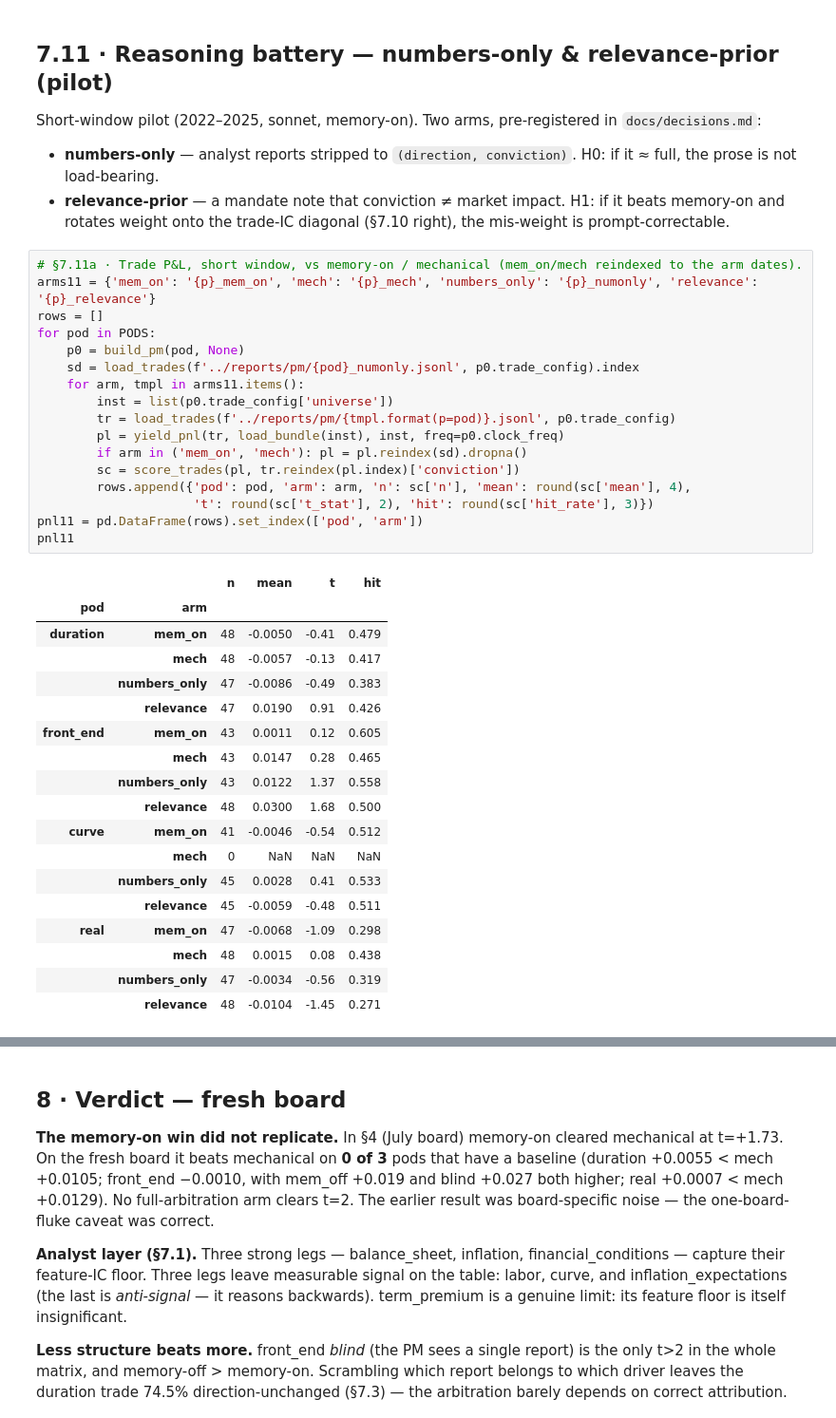
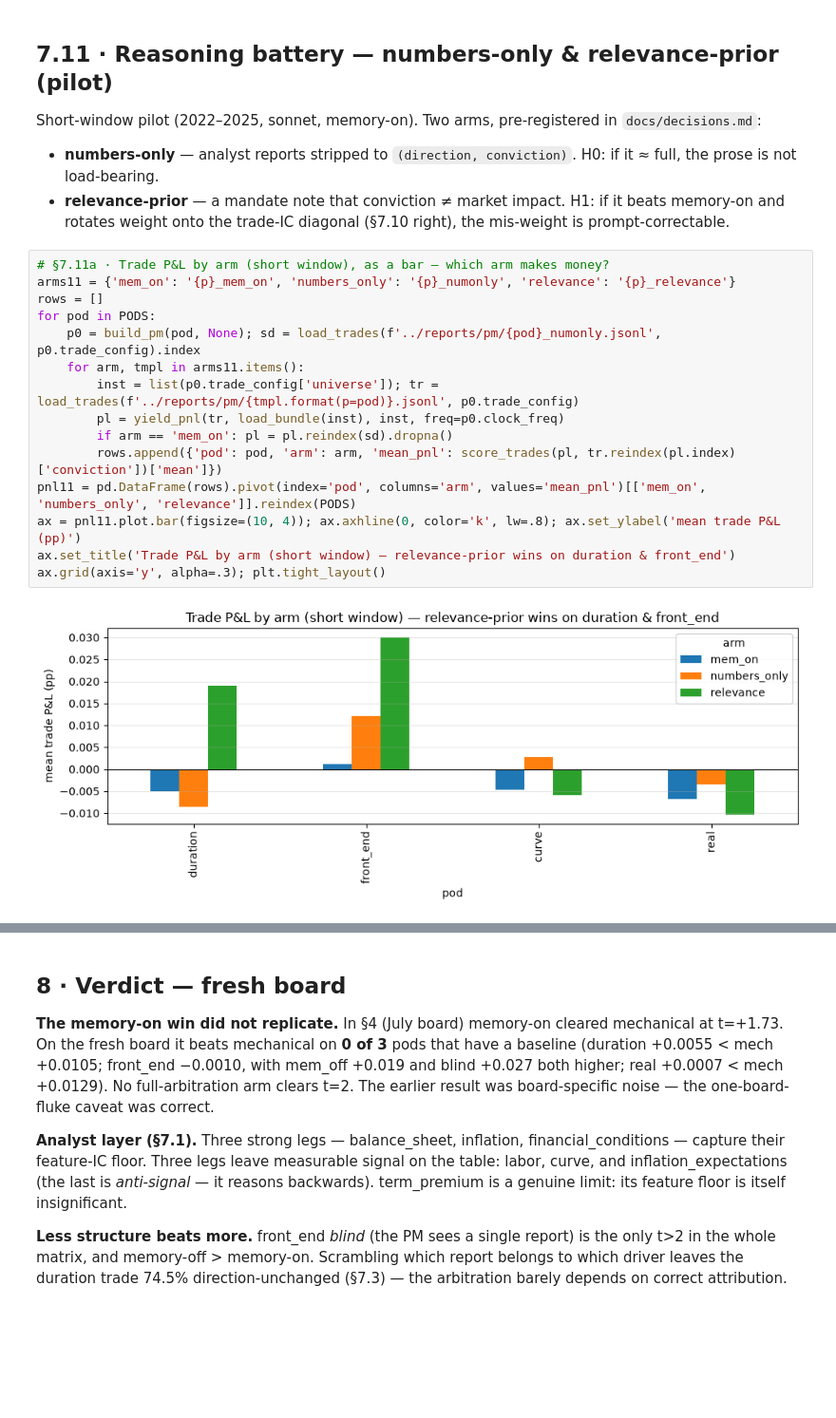
Before and after one commit to charishma005/Blackrock_UCB_MFE_Industry_Project, a Jupyter notebook: notebooks/pm_trade_evaluation.ipynb, the cells around one changed output, grey strips where cells are left out. Shown at 95% size. Saved outputs shown, nothing was run; the diff lists cells and outputs as text; blank space fills up the shorter version.

```diff
--- a/notebooks/pm_trade_evaluation.ipynb
+++ b/notebooks/pm_trade_evaluation.ipynb
@@ -818,39 +818,20 @@ Short-window pilot (2022–2025, sonnet, memory-on). Two arms, pre-registered in
 - **numbers-only** — analyst reports stripped to `(direction, conviction)`. H0: if it ≈ full, the prose is not load-bearing.
 - **relevance-prior** — a mandate note that conviction ≠ market impact. H1: if it beats memory-on and rotates weight onto the trade-IC diagonal (§7.10 right), the mis-weight is prompt-correctable.
 # %%
-# §7.11a · Trade P&L, short window, vs memory-on / mechanical (mem_on/mech reindexed to the arm dates).
-arms11 = {'mem_on': '{p}_mem_on', 'mech': '{p}_mech', 'numbers_only': '{p}_numonly', 'relevance': '{p}_relevance'}
+# §7.11a · Trade P&L by arm (short window), as a bar — which arm makes money?
+arms11 = {'mem_on': '{p}_mem_on', 'numbers_only': '{p}_numonly', 'relevance': '{p}_relevance'}
 rows = []
 for pod in PODS:
-    p0 = build_pm(pod, None)
-    sd = load_trades(f'../reports/pm/{pod}_numonly.jsonl', p0.trade_config).index
+    p0 = build_pm(pod, None); sd = load_trades(f'../reports/pm/{pod}_numonly.jsonl', p0.trade_config).index
     for arm, tmpl in arms11.items():
-        inst = list(p0.trade_config['universe'])
-        tr = load_trades(f'../reports/pm/{tmpl.format(p=pod)}.jsonl', p0.trade_config)
+        inst = list(p0.trade_config['universe']); tr = load_trades(f'../reports/pm/{tmpl.format(p=pod)}.jsonl', p0.trade_config)
         pl = yield_pnl(tr, load_bundle(inst), inst, freq=p0.clock_freq)
-        if arm in ('mem_on', 'mech'): pl = pl.reindex(sd).dropna()
-        sc = score_trades(pl, tr.reindex(pl.index)['conviction'])
-        rows.append({'pod': pod, 'arm': arm, 'n': sc['n'], 'mean': round(sc['mean'], 4),
-                     't': round(sc['t_stat'], 2), 'hit': round(sc['hit_rate'], 3)})
-pnl11 = pd.DataFrame(rows).set_index(['pod', 'arm'])
-pnl11
+        if arm == 'mem_on': pl = pl.reindex(sd).dropna()
+        rows.append({'pod': pod, 'arm': arm, 'mean_pnl': score_trades(pl, tr.reindex(pl.index)['conviction'])['mean']})
+pnl11 = pd.DataFrame(rows).pivot(index='pod', columns='arm', values='mean_pnl')[['mem_on', 'numbers_only', 'relevance']].reindex(PODS)
+ax = pnl11.plot.bar(figsize=(10, 4)); ax.axhline(0, color='k', lw=.8); ax.set_ylabel('mean trade P&L (pp)')
+ax.set_title('Trade P&L by arm (short window) — relevance-prior wins on duration & front_end')
+ax.grid(axis='y', alpha=.3); plt.tight_layout()
 # %% [output]
-|  |  | n | mean | t | hit |
-| pod | arm |  |  |  |  |
-| duration | mem_on | 48 | -0.0050 | -0.41 | 0.479 |
-|  | mech | 48 | -0.0057 | -0.13 | 0.417 |
-|  | numbers_only | 47 | -0.0086 | -0.49 | 0.383 |
-|  | relevance | 47 | 0.0190 | 0.91 | 0.426 |
-| front_end | mem_on | 43 | 0.0011 | 0.12 | 0.605 |
-|  | mech | 43 | 0.0147 | 0.28 | 0.465 |
-|  | numbers_only | 43 | 0.0122 | 1.37 | 0.558 |
-|  | relevance | 48 | 0.0300 | 1.68 | 0.500 |
-| curve | mem_on | 41 | -0.0046 | -0.54 | 0.512 |
-|  | mech | 0 | NaN | NaN | NaN |
-|  | numbers_only | 45 | 0.0028 | 0.41 | 0.533 |
-|  | relevance | 45 | -0.0059 | -0.48 | 0.511 |
-| real | mem_on | 47 | -0.0068 | -1.09 | 0.298 |
-|  | mech | 48 | 0.0015 | 0.08 | 0.438 |
-|  | numbers_only | 47 | -0.0034 | -0.56 | 0.319 |
-|  | relevance | 48 | -0.0104 | -1.45 | 0.271 |
+[figure, added]
 # %%
```
Also changed, not shown: parts of 2 cells of this notebook.
